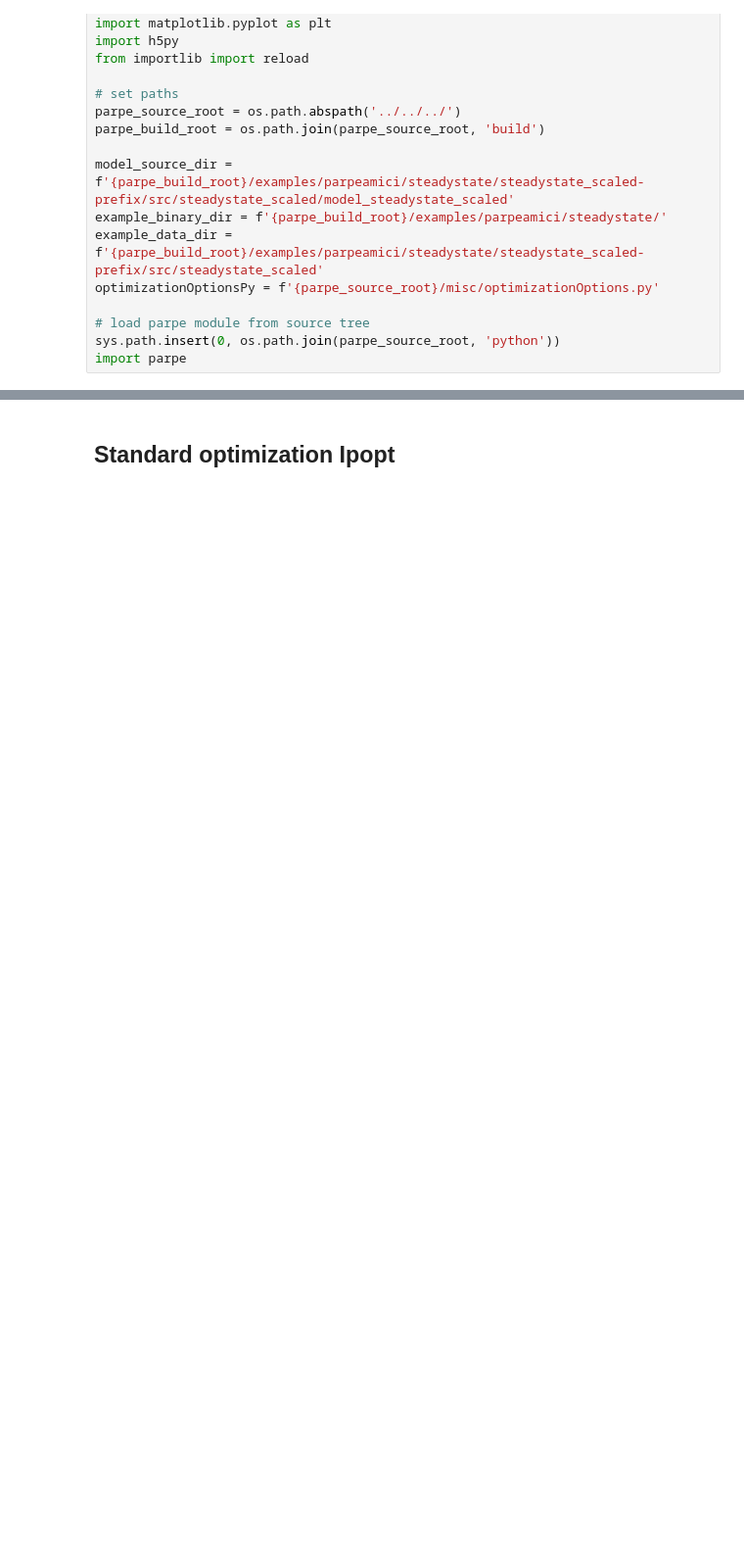
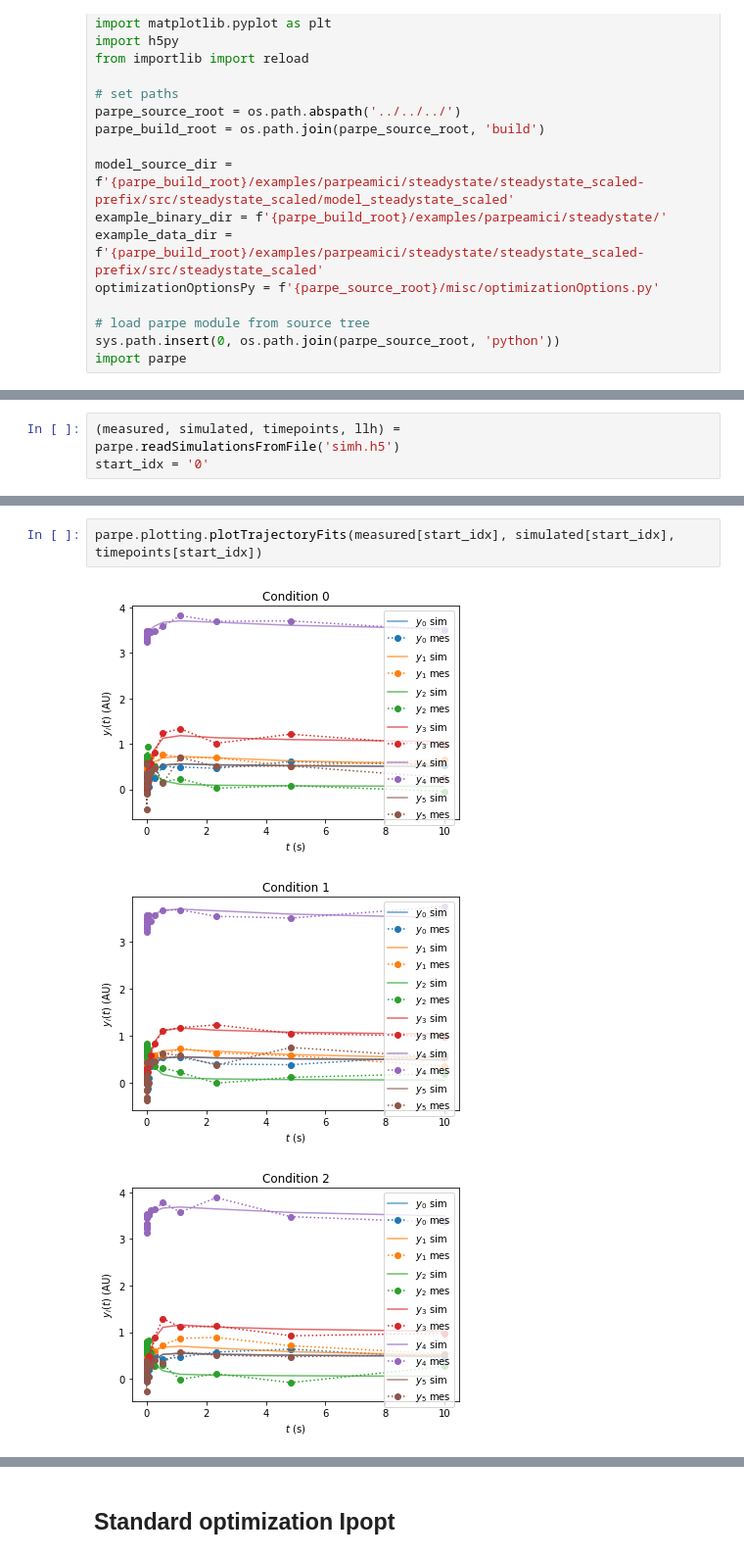
Before and after one commit to ICB-DCM/parPE, a Jupyter notebook: examples/parpeamici/steadystate/parpeExampleSteadystateHierarchical.ipynb, the cells around one changed output, grey strips where cells are left out. Shown at 98% size. Cells and saved outputs as stored; diff of their text form; blank space fills up the shorter version.

```diff
--- a/examples/parpeamici/steadystate/parpeExampleSteadystateHierarchical.ipynb
+++ b/examples/parpeamici/steadystate/parpeExampleSteadystateHierarchical.ipynb
@@ -79,0 +194,3 @@ plotObservableTrajectories(rdata)
+# %%
+(measured, simulated, timepoints, llh) = parpe.readSimulationsFromFile('simh.h5')
+start_idx = '0'
@@ -79,0 +202,6 @@ plotObservableTrajectories(rdata)
+# %%
+parpe.plotting.plotTrajectoryFits(measured[start_idx], simulated[start_idx], timepoints[start_idx])
+# %% [output]
+[figure, added]
+[figure, added]
+[figure, added]
```
Also changed, not shown: parts of 52 cells of this notebook, 1 other file.
